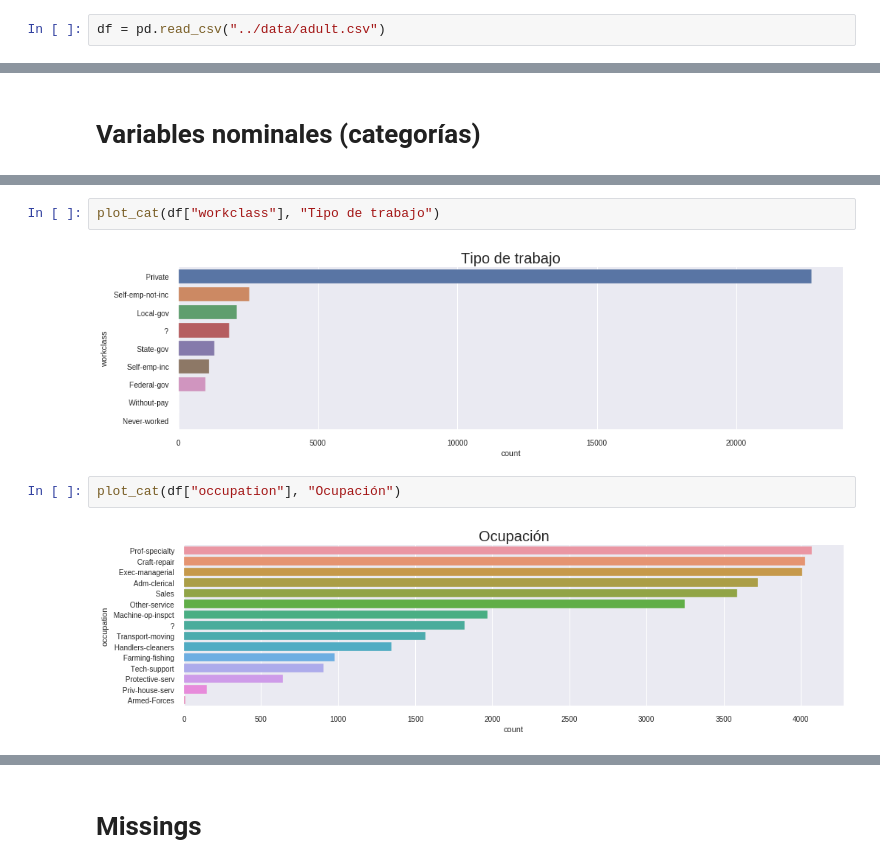
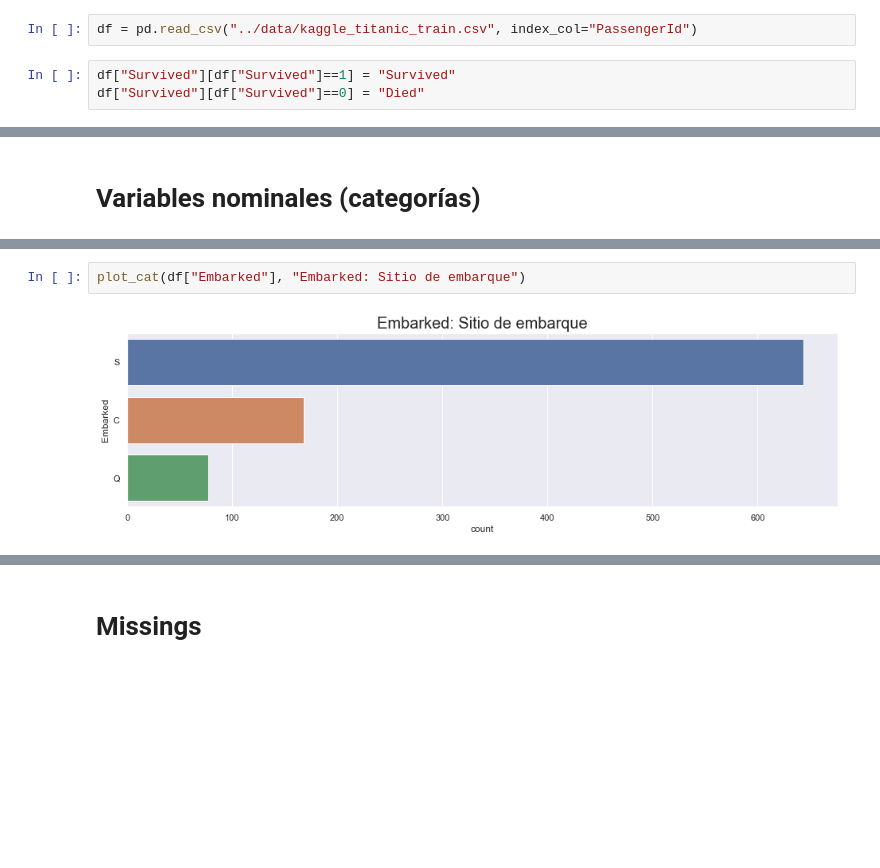
Before and after one commit to SaturdaysAI-Murcia/machine-learning, a Jupyter notebook: 2. Tabular data (clas)/2.1 EDA.ipynb, the cells around one changed output, grey strips where cells are left out. Saved outputs shown, nothing was run; the diff lists cells and outputs as text; blank space fills up the shorter version.

Commit message:
titanic

```diff
--- a/2. Tabular data (clas)/2.1 EDA.ipynb
+++ b/2. Tabular data (clas)/2.1 EDA.ipynb
@@ -17,2 +17,5 @@ sns.set()
 # %%
-df = pd.read_csv("../data/adult.csv")
+df = pd.read_csv("../data/kaggle_titanic_train.csv", index_col="PassengerId")
+# %%
+df["Survived"][df["Survived"]==1] = "Survived"
+df["Survived"][df["Survived"]==0] = "Died"
@@ -158,8 +114,4 @@ plot_cat(df["relationship"], "Familiares")
 # %%
-plot_cat(df["workclass"], "Tipo de trabajo")
+plot_cat(df["Embarked"], "Embarked: Sitio de embarque")
 # %% [output]
-[figure, old version]
+[figure, new version]
-# %%
-plot_cat(df["occupation"], "Ocupación")
-# %% [output]
-[figure, removed]
```
Also changed, not shown: parts of 67 cells of this notebook, 1 other file.
